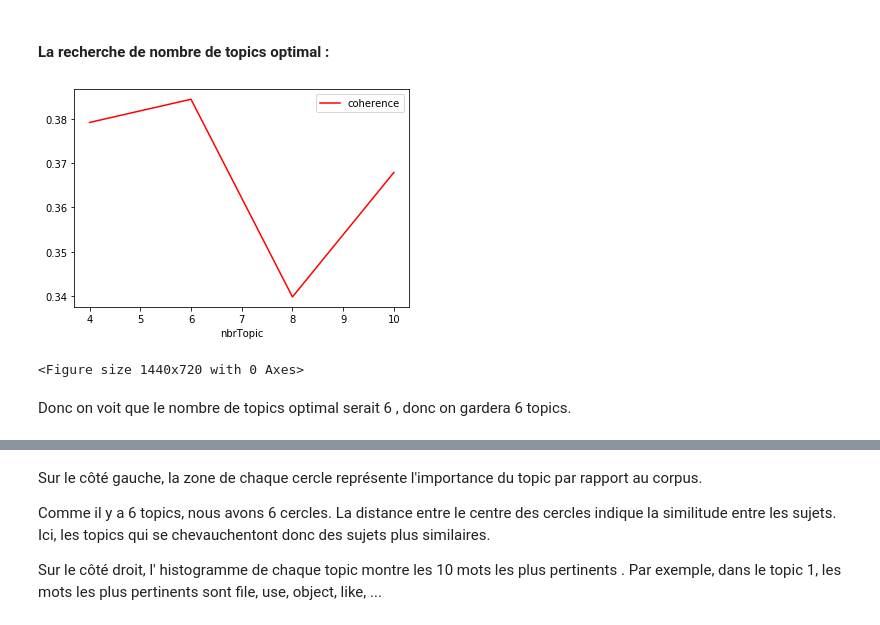
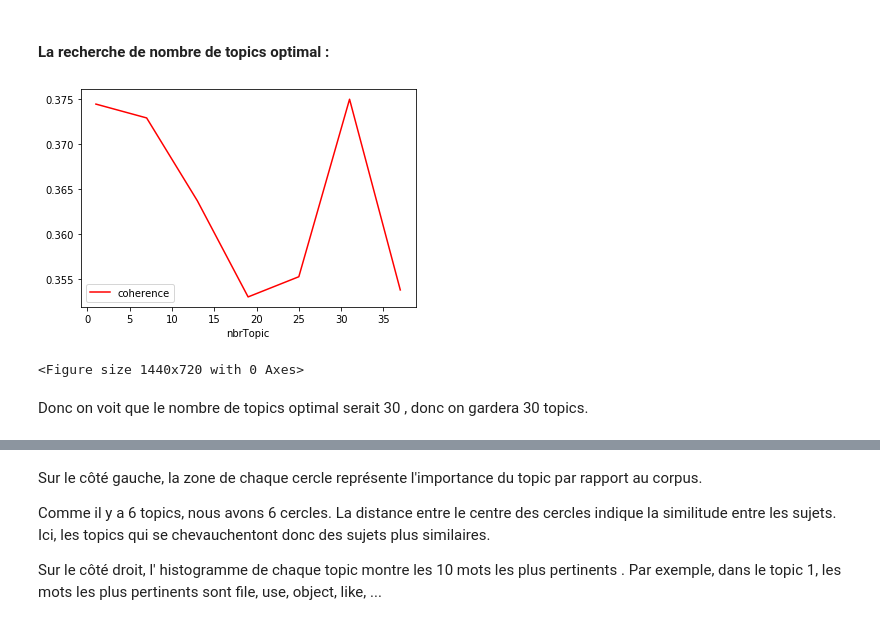
Before and after one commit to leandre12/suggestion-tag, a Jupyter notebook: P5_02_notebookmodels.ipynb, the cells around one changed output, grey strips where cells are left out. Saved outputs shown, nothing was run; the diff lists cells and outputs as text; code cells hidden in the pictures.

```diff
--- a/P5_02_notebookmodels.ipynb
+++ b/P5_02_notebookmodels.ipynb
@@ -193,32 +195,32 @@ LatentDirichletAllocation(batch_size=128, doc_topic_prior=None,
 # %%
 # Calcul de coherence_score avec (4,6,8,10,12 topics) :
 outputCoherence = pd.DataFrame(columns=['nbrTopic', 'coherence'])
 
 dictionary = Dictionary(datasetX)
 id2word = Dictionary(corpus)
 corpus_copy = corpus.copy()
 corpus_copy = [dictionary.doc2bow(doc) for doc in corpus_copy]
 
-for i in range(4, 12, 2):
+for i in range(1, 42, 6):
     number_topics = i
     ldai = LdaMulticore(corpus_copy, id2word=id2word, num_topics=number_topics)
     coherence_model_ldai = CoherenceModel(model=ldai, texts=corpus,
                                           dictionary=dictionary,
                                           coherence='c_v')
     coherence_ldai = coherence_model_ldai.get_coherence()
     dictionarylda = {"nbrTopic": number_topics,
                      "coherence": coherence_ldai}
     outputCoherence = outputCoherence.append(dictionarylda, ignore_index=True)
 # outputCoherence.head(10)
 # Representation graphique de coherence
 ax = plt.gca()
 outputCoherence.plot(kind='line', x='nbrTopic',
                      y='coherence', color='red', ax=ax)
 plt.figure(figsize=(20, 10))
 plt.show()
 # %% [output]
-[figure, old version]
+[figure, new version]
 <Figure size 1440x720 with 0 Axes>
 # %% [markdown]
-Donc on voit que le nombre de topics optimal serait 6 , donc on gardera 6 topics.
+Donc on voit que le nombre de topics optimal serait 30 , donc on gardera 30 topics.
 # %%
```
Also changed, not shown: parts of 22 cells of this notebook, 10 other files.
